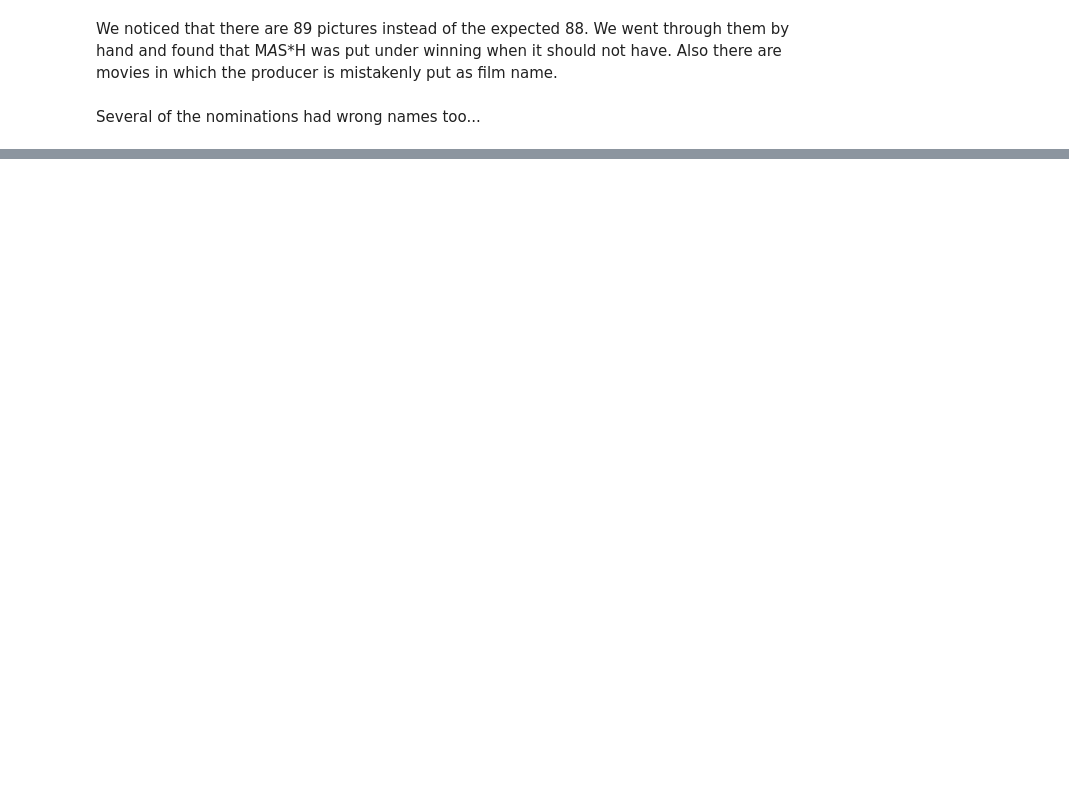
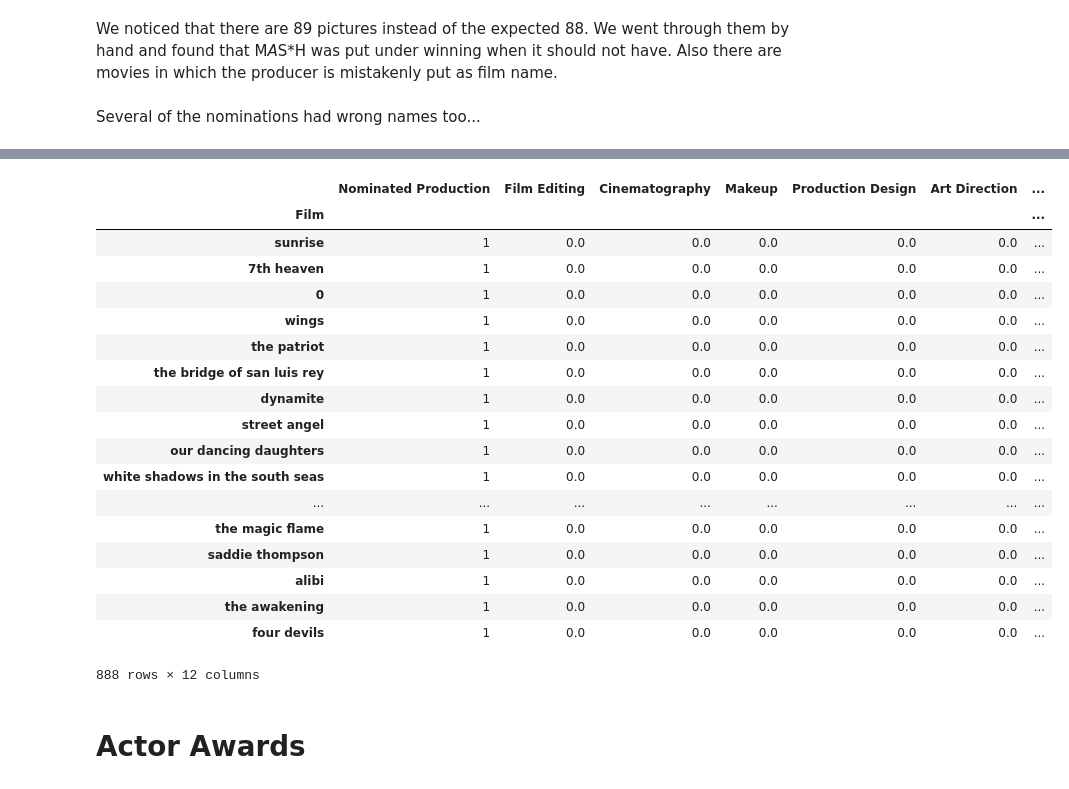
Before and after one commit to miguelgd54/Movies-Success-Data-Analysis, a Jupyter notebook: Final_Notebook.ipynb, the cells around one changed output, grey strips where cells are left out. Cells and saved outputs as stored; diff of their text form; code cells hidden in the pictures; blank space fills up the shorter version.

Commit message:
Changed production awards and added to final notebook

```diff
--- a/Final_Notebook.ipynb
+++ b/Final_Notebook.ipynb
@@ -67,0 +190,60 @@ df['Name']=df['Name'].str.lower()
+# %%
+# Make a new DF indexed by film name
+prod_awards=pd.DataFrame(columns=['Film','Nominated Production',"Film Editing", "Cinematography", "Makeup", "Production Design", "Art Direction",
+         "Sound Editing", "Sound Mixing", "Special Effects" "Special Visual Effects",
+          "Special Achievement Award (Visual Effects)", "Visual Effects", "Engineering Effects"])
+# %%
+prod_awards['Film'] = awards_df['Film'].unique()
+# Initialize all fields to 0
+prod_awards=prod_awards.fillna(0)
+# %%
+# Removing specific movie names that put more than one movie in the same name
+prod_awards = prod_awards[prod_awards['Film']!="the devil dancer; the magic flame; sadie thompson"]
+prod_awards = prod_awards[prod_awards['Film']!="the dove; tempest"]
+prod_awards = prod_awards[prod_awards['Film']!="alibi; and the awakening"]
+prod_awards = prod_awards[prod_awards['Film']!="four devils; and street angel"]
+# Removing specific movie names that put more than one movie in the same name
+awards_df = awards_df[awards_df['Film']!="the devil dancer; the magic flame; sadie thompson"]
+awards_df = awards_df[awards_df['Film']!="the dove; tempest"]
+awards_df = awards_df[awards_df['Film']!="alibi; and the awakening"]
+awards_df = awards_df[awards_df['Film']!="four devils; and street angel"]
+# %%
+# Manually insert all the names with multiple production awards
+prod_awards.loc[884,"Film"]="the dove"
+prod_awards.loc[885,"Film"]="tempest"
+prod_awards.loc[886,"Film"]="the devil dancer"
+prod_awards.loc[887,"Film"]="the magic flame"
+prod_awards.loc[888,"Film"]="saddie thompson"
+prod_awards.loc[889,"Film"]="alibi"
+prod_awards.loc[890,"Film"]="the awakening"
+prod_awards.loc[891,"Film"]="four devils"
+prod_awards=prod_awards.fillna(0)
+# Every film was nominated
+prod_awards["Nominated Production"]=1
+
+# Set the awards for these two films that won
+prod_awards.loc[884,"Art Direction"]=1.0
+prod_awards.loc[885,"Art Direction"]=1.0
+# %%
+# Temporarily set index based on film name
+prod_awards.set_index('Film',inplace=True)
+# %% [output]
+|  | Nominated Production | Film Editing | Cinematography | Makeup | Production Design | Art Direction | ... |
+| Film |  |  |  |  |  |  | ... |
+| sunrise | 1 | 0.0 | 0.0 | 0.0 | 0.0 | 0.0 | ... |
+| 7th heaven | 1 | 0.0 | 0.0 | 0.0 | 0.0 | 0.0 | ... |
+| 0 | 1 | 0.0 | 0.0 | 0.0 | 0.0 | 0.0 | ... |
+| wings | 1 | 0.0 | 0.0 | 0.0 | 0.0 | 0.0 | ... |
+| the patriot | 1 | 0.0 | 0.0 | 0.0 | 0.0 | 0.0 | ... |
+| the bridge of san luis rey | 1 | 0.0 | 0.0 | 0.0 | 0.0 | 0.0 | ... |
+| dynamite | 1 | 0.0 | 0.0 | 0.0 | 0.0 | 0.0 | ... |
+| street angel | 1 | 0.0 | 0.0 | 0.0 | 0.0 | 0.0 | ... |
+| our dancing daughters | 1 | 0.0 | 0.0 | 0.0 | 0.0 | 0.0 | ... |
+| white shadows in the south seas | 1 | 0.0 | 0.0 | 0.0 | 0.0 | 0.0 | ... |
+| ... | ... | ... | ... | ... | ... | ... | ... |
+| the magic flame | 1 | 0.0 | 0.0 | 0.0 | 0.0 | 0.0 | ... |
+| saddie thompson | 1 | 0.0 | 0.0 | 0.0 | 0.0 | 0.0 | ... |
+| alibi | 1 | 0.0 | 0.0 | 0.0 | 0.0 | 0.0 | ... |
+| the awakening | 1 | 0.0 | 0.0 | 0.0 | 0.0 | 0.0 | ... |
+| four devils | 1 | 0.0 | 0.0 | 0.0 | 0.0 | 0.0 | ... |
+888 rows × 12 columns
@@ -67,0 +275,2 @@ df['Name']=df['Name'].str.lower()
+# %% [markdown]
+# Actor Awards
```
Also changed, not shown: parts of 25 cells of this notebook, 1 other file.
